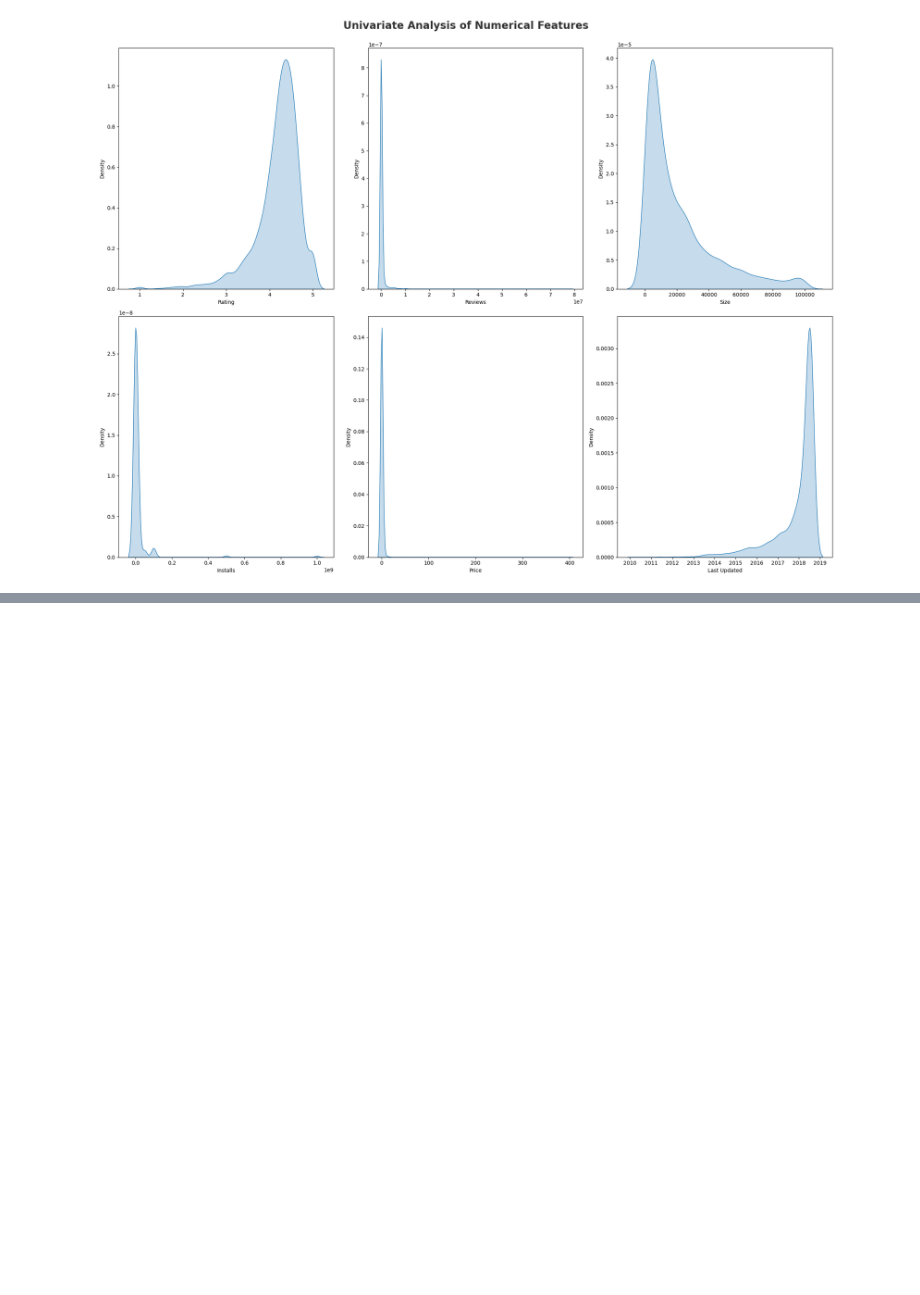
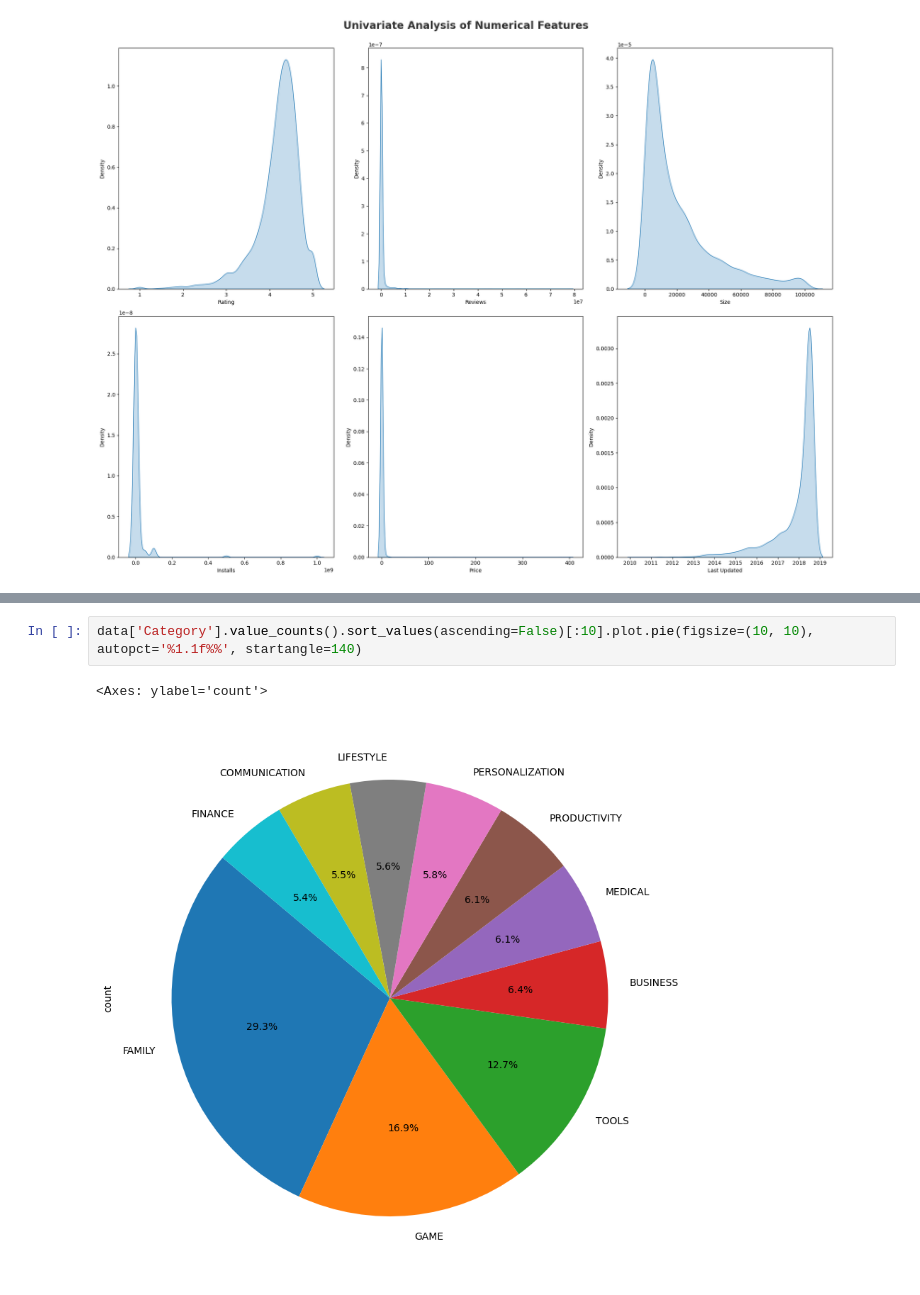
Before and after one commit to Msrevalli/EDA-Exploratory-Data-Analysis, a Jupyter notebook: Google_playstore_data_EDA.ipynb, the cells around one changed output, grey strips where cells are left out. Drawn from its saved outputs; the diff is of its cells as text; blank space fills up the shorter version.

```diff
--- a/Google_playstore_data_EDA.ipynb
+++ b/Google_playstore_data_EDA.ipynb
@@ -689,0 +729,5 @@ for i in range(0,len(numeric_features)):
+# %%
+data['Category'].value_counts().sort_values(ascending=False)[:10].plot.pie(figsize=(10, 10), autopct='%1.1f%%', startangle=140)
+# %% [output]
+<Axes: ylabel='count'>
+[figure, added]
```
Also changed, not shown: parts of 17 cells of this notebook.
